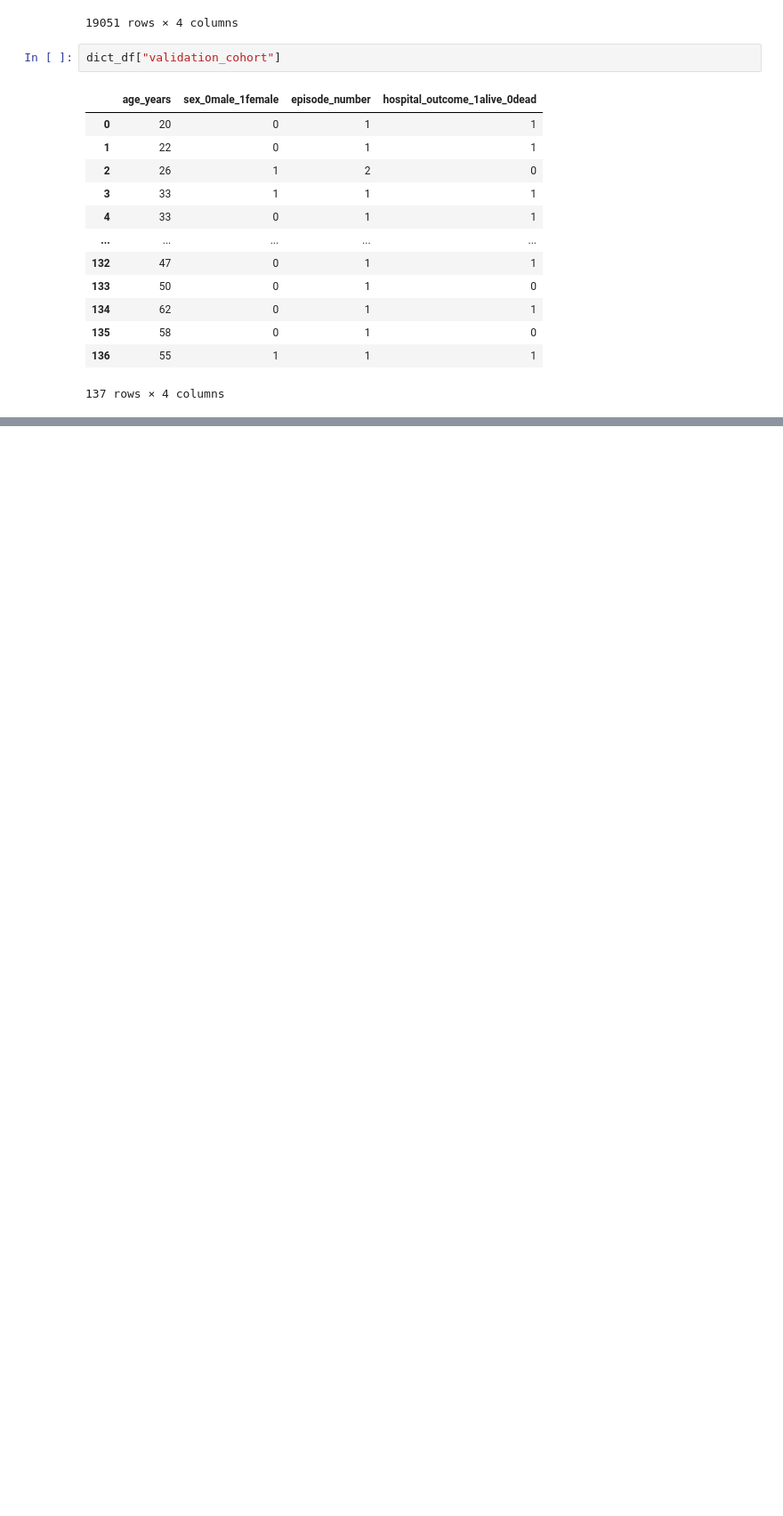
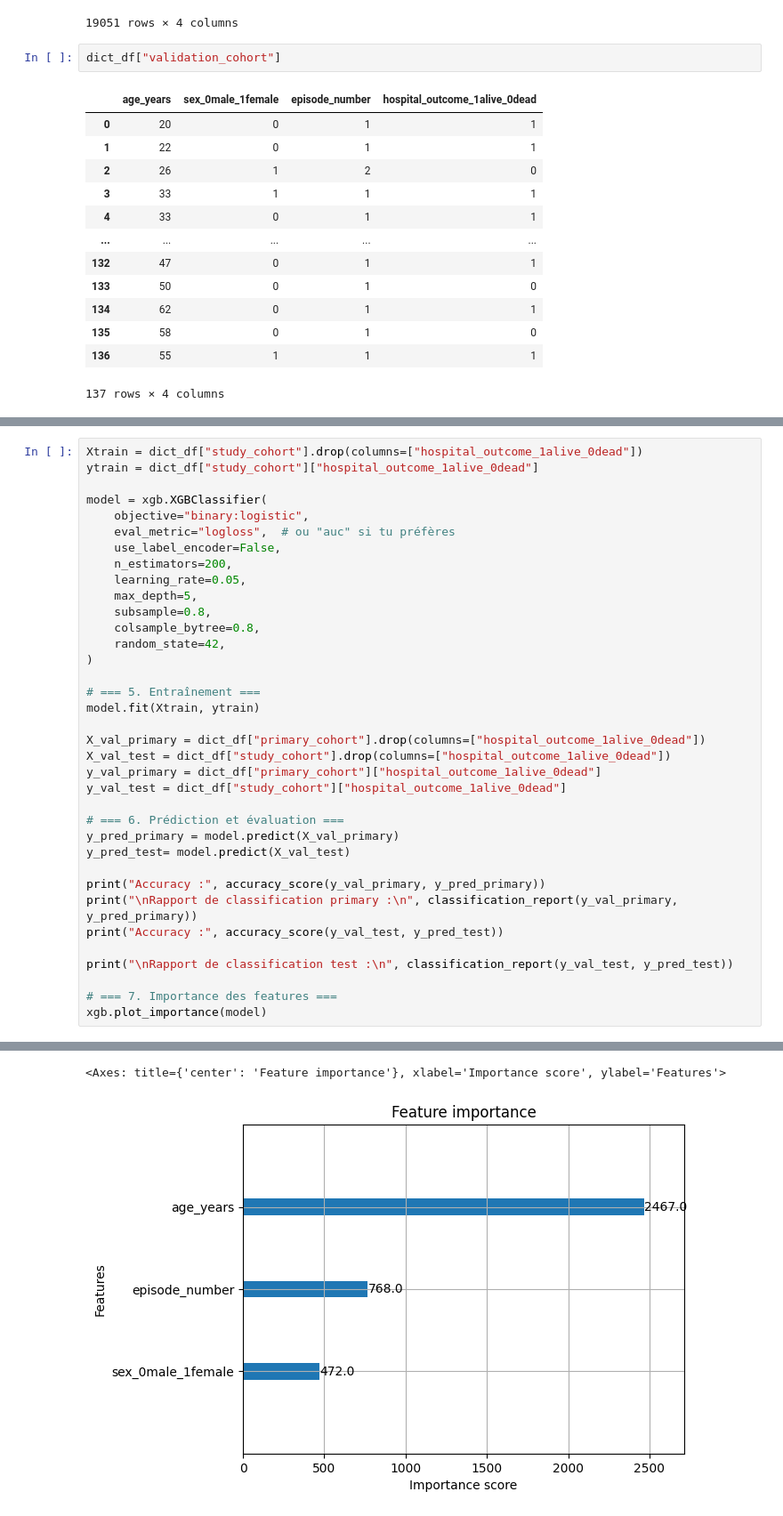
Before and after one commit to pupintimeo-max/Project-ML, a Jupyter notebook: Notebook.ipynb, the cells around one changed output, grey strips where cells are left out. Shown at 89% size. Saved outputs shown, nothing was run; the diff lists cells and outputs as text; blank space fills up the shorter version.

```diff
--- a/Notebook.ipynb
+++ b/Notebook.ipynb
@@ -96,0 +104,37 @@ dict_df["validation_cohort"]
+# %%
+Xtrain = dict_df["study_cohort"].drop(columns=["hospital_outcome_1alive_0dead"])
+ytrain = dict_df["study_cohort"]["hospital_outcome_1alive_0dead"]
+
+model = xgb.XGBClassifier(
+    objective="binary:logistic",
+    eval_metric="logloss",  # ou "auc" si tu préfères
+    use_label_encoder=False,
+    n_estimators=200,
+    learning_rate=0.05,
+    max_depth=5,
+    subsample=0.8,
+    colsample_bytree=0.8,
+    random_state=42,
+)
+
+# === 5. Entraînement ===
+model.fit(Xtrain, ytrain)
+
+X_val_primary = dict_df["primary_cohort"].drop(columns=["hospital_outcome_1alive_0dead"])
+X_val_test = dict_df["study_cohort"].drop(columns=["hospital_outcome_1alive_0dead"])
+y_val_primary = dict_df["primary_cohort"]["hospital_outcome_1alive_0dead"]
+y_val_test = dict_df["study_cohort"]["hospital_outcome_1alive_0dead"]
+
+# === 6. Prédiction et évaluation ===
+y_pred_primary = model.predict(X_val_primary)
+y_pred_test= model.predict(X_val_test)
+
+print("Accuracy :", accuracy_score(y_val_primary, y_pred_primary))
+print("\nRapport de classification primary :\n", classification_report(y_val_primary, y_pred_primary))
+print("Accuracy :", accuracy_score(y_val_test, y_pred_test))
+
+print("\nRapport de classification test :\n", classification_report(y_val_test, y_pred_test))
+
+# === 7. Importance des features ===
+xgb.plot_importance(model)
+# %% [output]
@@ -96,0 +161,2 @@ dict_df["validation_cohort"]
+<Axes: title={'center': 'Feature importance'}, xlabel='Importance score', ylabel='Features'>
+[figure, added]
```
Also changed, not shown: parts of 2 cells of this notebook.
